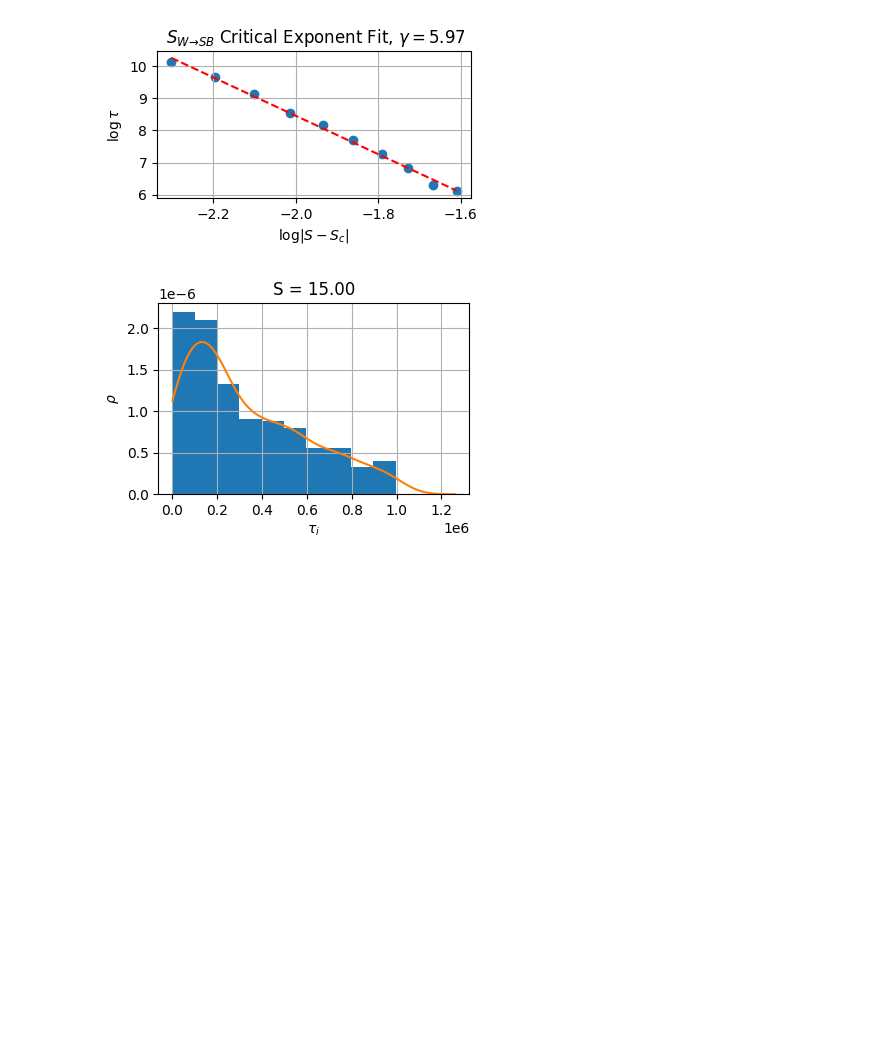
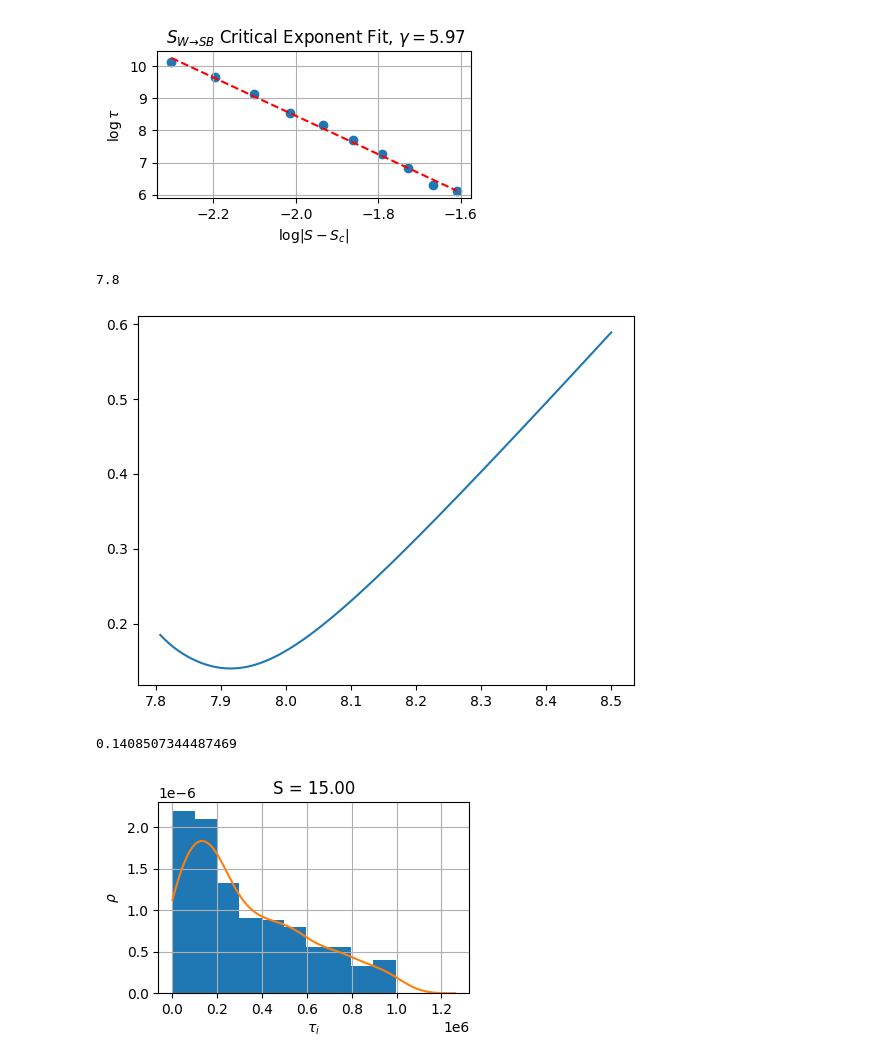
Before and after one commit to CalvinNesbitt/l96_ebm_boundary_crisis, a Jupyter notebook: notebooks/critical_exponent_fit.ipynb, the cells around one changed output. Cells and saved outputs as stored; diff of their text form; code cells hidden in the pictures; blank space fills up the shorter version.

Commit message:
Refined tipping points experiment

```diff
--- a/notebooks/critical_exponent_fit.ipynb
+++ b/notebooks/critical_exponent_fit.ipynb
@@ -55,3 +58,27 @@ S
+# %%
+S_crits = np.linspace(7.8, 8.5, 100)
+errors = []
+for S_crit in S_crits:
+    WTransientLifetimes = TransientLifetimes(csv_file, "w", S_crit)
+    ds = WTransientLifetimes.mean_lifetimes()
+    distance_from_crit = ds.distance_from_crit
+    log_distance_from_crit = np.log(distance_from_crit)
+    mean_tipping_time = ds.mean_tipping_time
+    log_mean_tipping_time = np.log(mean_tipping_time)
+
+    # Linear regression fit of the logarithms
+    line, lr_result = linear_regression_fit(log_distance_from_crit, log_mean_tipping_time)
+    errors.append(lr_result.stderr)
+# %%
+plt.plot(S_crits, errors)
+print(S_crits[np.argmin(errors)])
+# %% [output]
+7.8
+[figure, added]
+# %%
+lr_result.stderr
+# %% [output]
+0.1408507344487469
 # %%
 SBTransientLifetimes.all_transient_lifetime_histograms()
 # %% [output]
```
Also changed, not shown: parts of 1 cell of this notebook, 3 other files.
